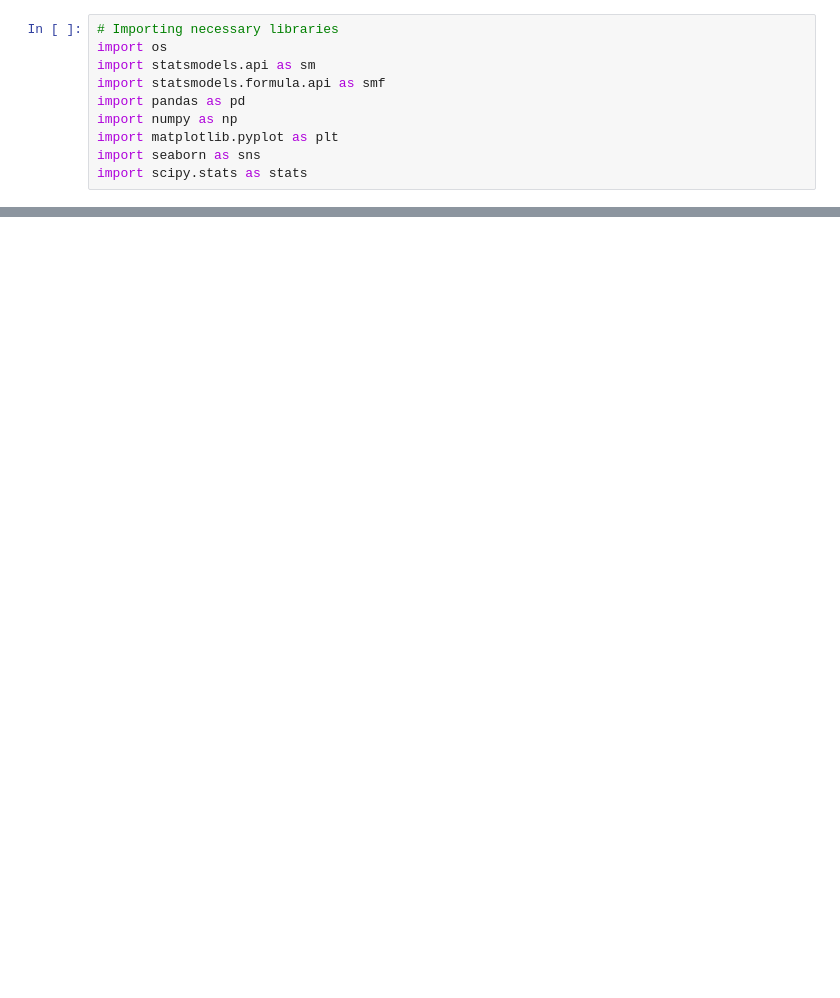
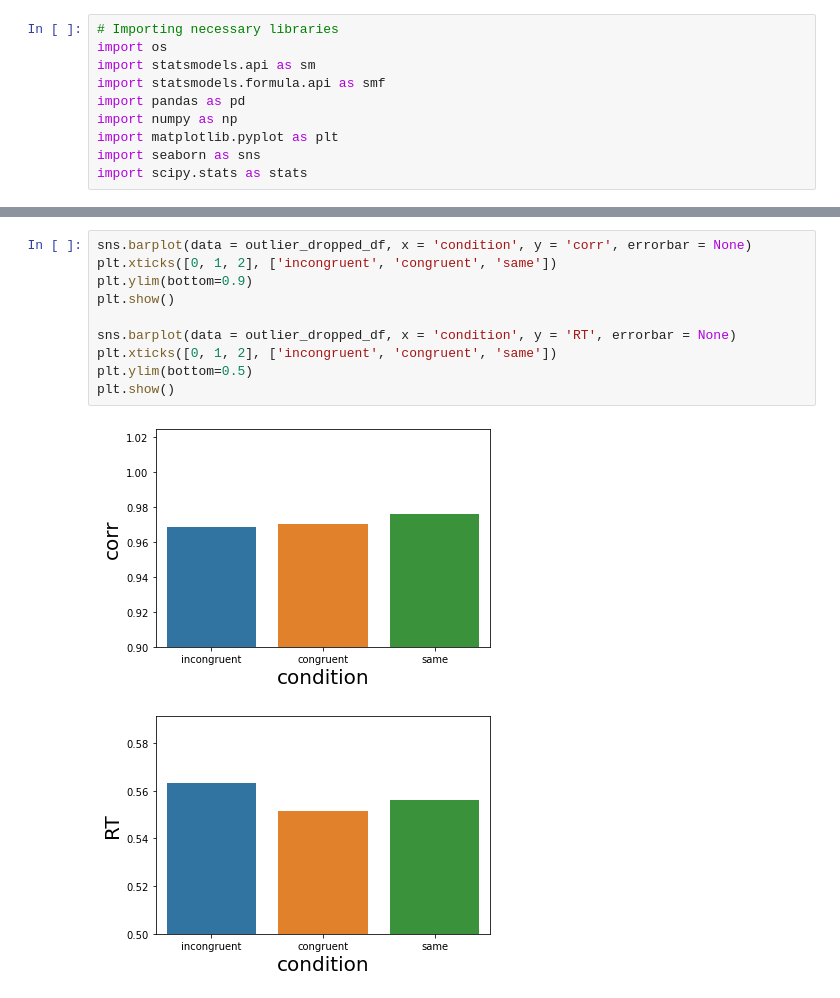
Before and after one commit to JKYUPSYCHE/GRNA, a Jupyter notebook: LME_GRNA.ipynb, the cells around one changed output, grey strips where cells are left out. Drawn from its saved outputs; the diff is of its cells as text; blank space fills up the shorter version.

```diff
--- a/LME_GRNA.ipynb
+++ b/LME_GRNA.ipynb
@@ -195,0 +92,13 @@ plt.show()
+# %%
+sns.barplot(data = outlier_dropped_df, x = 'condition', y = 'corr', errorbar = None)
+plt.xticks([0, 1, 2], ['incongruent', 'congruent', 'same'])
+plt.ylim(bottom=0.9)
+plt.show()
+
+sns.barplot(data = outlier_dropped_df, x = 'condition', y = 'RT', errorbar = None)
+plt.xticks([0, 1, 2], ['incongruent', 'congruent', 'same'])
+plt.ylim(bottom=0.5)
+plt.show()
+# %% [output]
+[figure, added]
+[figure, added]
```
Also changed, not shown: parts of 22 cells of this notebook.
